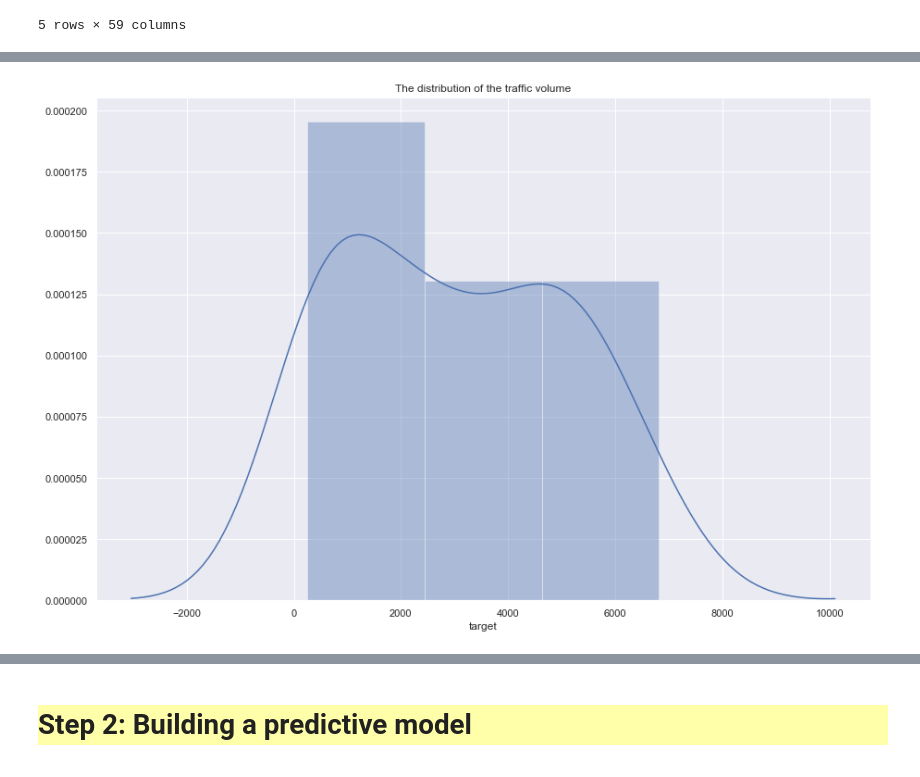
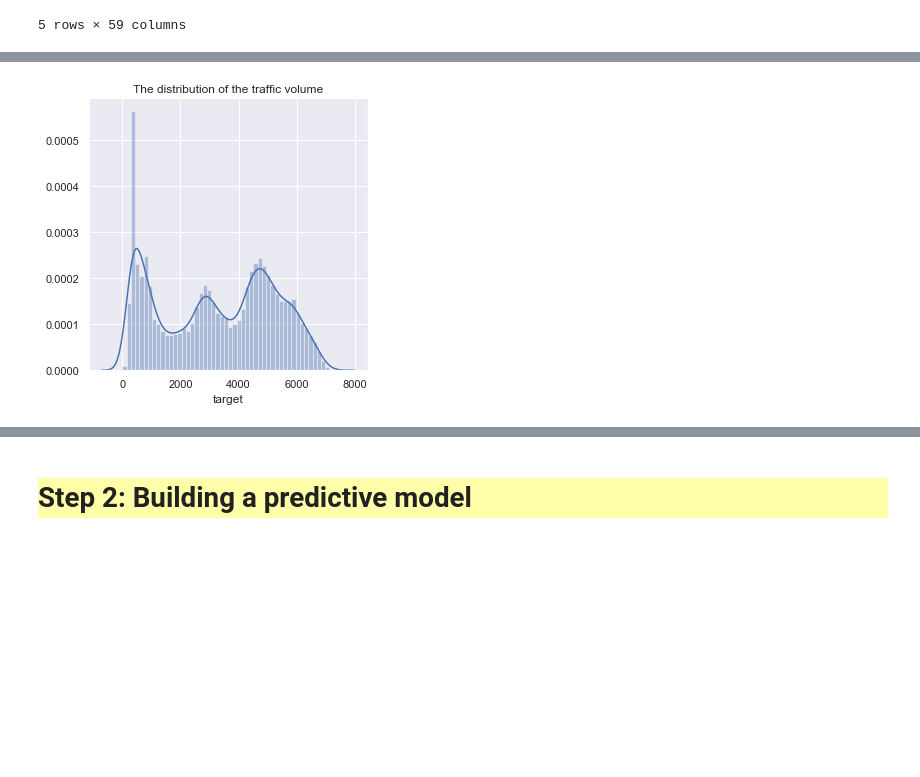
Before and after one commit to FlorianBertelli/ProjetAIC, a Jupyter notebook: starting_kit/README.ipynb, the cells around one changed output, grey strips where cells are left out. Cells and saved outputs as stored; diff of their text form; code cells hidden in the pictures; blank space fills up the shorter version.

```diff
--- a/starting_kit/README.ipynb
+++ b/starting_kit/README.ipynb
@@ -42,8 +51,8 @@ We provide sample_data with the starting kit, but to prepare your submission, yo
     <br>
 </div>
 # %%
-data_dir = 'sample_data'              # Change this to the directory where you put the input data
-#data_dir = '../FILES/iris/'          # The sample_data directory should contain only a very small subset of the data
+#data_dir = 'sample_data'              # Change this to the directory where you put the input data
+data_dir = './all_data'          # The sample_data directory should contain only a very small subset of the data
 data_name = 'xporters'
 !ls $data_dir*
 # %% [output]
@@ -83,9 +92,9 @@ data.describe()
 8 rows × 59 columns
 # %%
 import matplotlib.pyplot as plt
-plt.figure(figsize = (15,10))
-sns.distplot(data['target'])
+plt.figure(figsize = (5,5))
+sns.distplot(data['target'], bins=50)
 plt.title('The distribution of the traffic volume')
 plt.show()
 # %% [output]
-[figure, old version]
+[figure, new version]
```
Also changed, not shown: parts of 12 cells of this notebook.
